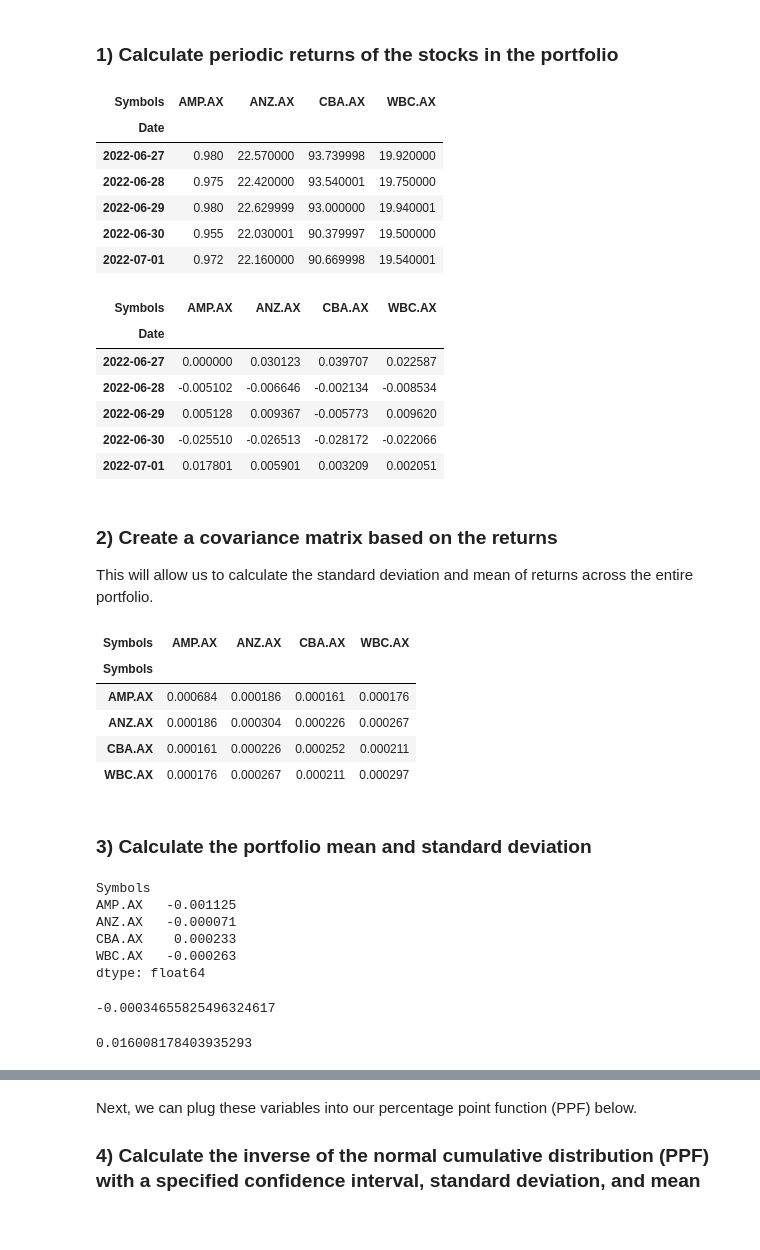
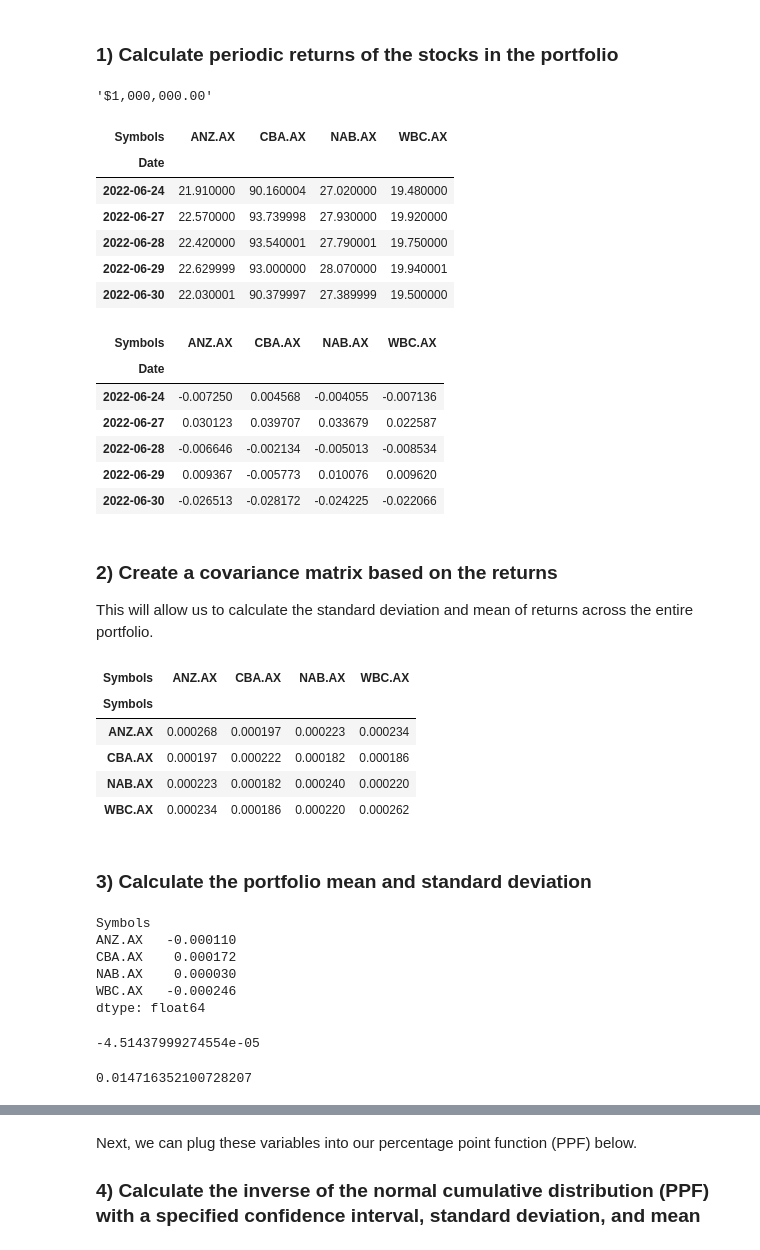
Before and after one commit to Mjboothaus/rewarding-risk, a Jupyter notebook: notebooks/PortfolioVaR.ipynb, the cells around one changed output, grey strips where cells are left out. Saved outputs shown, nothing was run; the diff lists cells and outputs as text; code cells hidden in the pictures.

```diff
--- a/notebooks/PortfolioVaR.ipynb
+++ b/notebooks/PortfolioVaR.ipynb
@@ -54,43 +61,55 @@ from scipy.stats import norm
+# %%
+expire_after = dt.timedelta(days=3)
+# %%
+session = requests_cache.CachedSession(cache_name='cache', backend='sqlite', expire_after=expire_after)
+session.headers = DEFAULT_HEADERS
 # %% [markdown]
 ### 1) Calculate periodic returns of the stocks in the portfolio
 # %%
 # Create our portfolio of equities
-# tickers = ["AAPL", "META", "C", "DIS"]
-tickers = ["AMP.AX", "ANZ.AX", "CBA.AX", "WBC.AX"]
+tickers = ["ANZ.AX", "CBA.AX", "NAB.AX", "WBC.AX"]
+
 # Set the investment weights (I arbitrarily picked for example)
 weights = np.array([0.25, 0.3, 0.15, 0.3])
 
 # Set an initial investment level (1M AUD - for this US-centric example)
 initial_investment = 1_000_000
+
+format_AUD(initial_investment)
+# %% [output]
+'$1,000,000.00'
 # %%
 assert sum(weights) == 1.0
+# %%
+START_DATE = "2017-01-01"
+END_DATE = dt.date.today() - dt.timedelta(days=1)   # yesterday
 # %%
 # Download closing prices
 
-data = pdr.get_data_yahoo(tickers, start="2018-01-01", end=dt.date.today())["Close"]
+data = pdr.get_data_yahoo(tickers, start=START_DATE, end=END_DATE, session=session)["Close"]
 
 data.tail()
 # %% [output]
-| Symbols | AMP.AX | ANZ.AX | CBA.AX | WBC.AX |
+| Symbols | ANZ.AX | CBA.AX | NAB.AX | WBC.AX |
 | Date |  |  |  |  |
-| 2022-06-27 | 0.980 | 22.570000 | 93.739998 | 19.920000 |
-| 2022-06-28 | 0.975 | 22.420000 | 93.540001 | 19.750000 |
-| 2022-06-29 | 0.980 | 22.629999 | 93.000000 | 19.940001 |
-| 2022-06-30 | 0.955 | 22.030001 | 90.379997 | 19.500000 |
-| 2022-07-01 | 0.972 | 22.160000 | 90.669998 | 19.540001 |
+| 2022-06-24 | 21.910000 | 90.160004 | 27.020000 | 19.480000 |
+| 2022-06-27 | 22.570000 | 93.739998 | 27.930000 | 19.920000 |
+| 2022-06-28 | 22.420000 | 93.540001 | 27.790001 | 19.750000 |
+| 2022-06-29 | 22.629999 | 93.000000 | 28.070000 | 19.940001 |
+| 2022-06-30 | 22.030001 | 90.379997 | 27.389999 | 19.500000 |
 # %%
 # From the closing prices, calculate periodic returns
 returns = data.pct_change()
 
 returns.tail()
 # %% [output]
-| Symbols | AMP.AX | ANZ.AX | CBA.AX | WBC.AX |
+| Symbols | ANZ.AX | CBA.AX | NAB.AX | WBC.AX |
 | Date |  |  |  |  |
-| 2022-06-27 | 0.000000 | 0.030123 | 0.039707 | 0.022587 |
-| 2022-06-28 | -0.005102 | -0.006646 | -0.002134 | -0.008534 |
-| 2022-06-29 | 0.005128 | 0.009367 | -0.005773 | 0.009620 |
-| 2022-06-30 | -0.025510 | -0.026513 | -0.028172 | -0.022066 |
-| 2022-07-01 | 0.017801 | 0.005901 | 0.003209 | 0.002051 |
+| 2022-06-24 | -0.007250 | 0.004568 | -0.004055 | -0.007136 |
+| 2022-06-27 | 0.030123 | 0.039707 | 0.033679 | 0.022587 |
+| 2022-06-28 | -0.006646 | -0.002134 | -0.005013 | -0.008534 |
+| 2022-06-29 | 0.009367 | -0.005773 | 0.010076 | 0.009620 |
+| 2022-06-30 | -0.026513 | -0.028172 | -0.024225 | -0.022066 |
 # %% [markdown]
 ### 2) Create a covariance matrix based on the returns
 
@@ -101,12 +120,12 @@ cov_matrix = returns.cov()
 
 cov_matrix
 # %% [output]
-| Symbols | AMP.AX | ANZ.AX | CBA.AX | WBC.AX |
+| Symbols | ANZ.AX | CBA.AX | NAB.AX | WBC.AX |
 | Symbols |  |  |  |  |
-| AMP.AX | 0.000684 | 0.000186 | 0.000161 | 0.000176 |
-| ANZ.AX | 0.000186 | 0.000304 | 0.000226 | 0.000267 |
-| CBA.AX | 0.000161 | 0.000226 | 0.000252 | 0.000211 |
-| WBC.AX | 0.000176 | 0.000267 | 0.000211 | 0.000297 |
+| ANZ.AX | 0.000268 | 0.000197 | 0.000223 | 0.000234 |
+| CBA.AX | 0.000197 | 0.000222 | 0.000182 | 0.000186 |
+| NAB.AX | 0.000223 | 0.000182 | 0.000240 | 0.000220 |
+| WBC.AX | 0.000234 | 0.000186 | 0.000220 | 0.000262 |
 # %% [markdown]
 ### 3) Calculate the portfolio mean and standard deviation
 # %%
@@ -135,16 +154,16 @@ stdev_investment = initial_investment * port_stdev
 avg_rets
 # %% [output]
 Symbols
-AMP.AX   -0.001125
-ANZ.AX   -0.000071
-CBA.AX    0.000233
-WBC.AX   -0.000263
+ANZ.AX   -0.000110
+CBA.AX    0.000172
+NAB.AX    0.000030
+WBC.AX   -0.000246
 dtype: float64
 # %%
 port_mean
 # %% [output]
--0.00034655825496324617
+-4.51437999274554e-05
 # %%
 port_stdev
 # %% [output]
-0.016008178403935293
+0.014716352100728207
```
Also changed, not shown: parts of 15 cells of this notebook.
